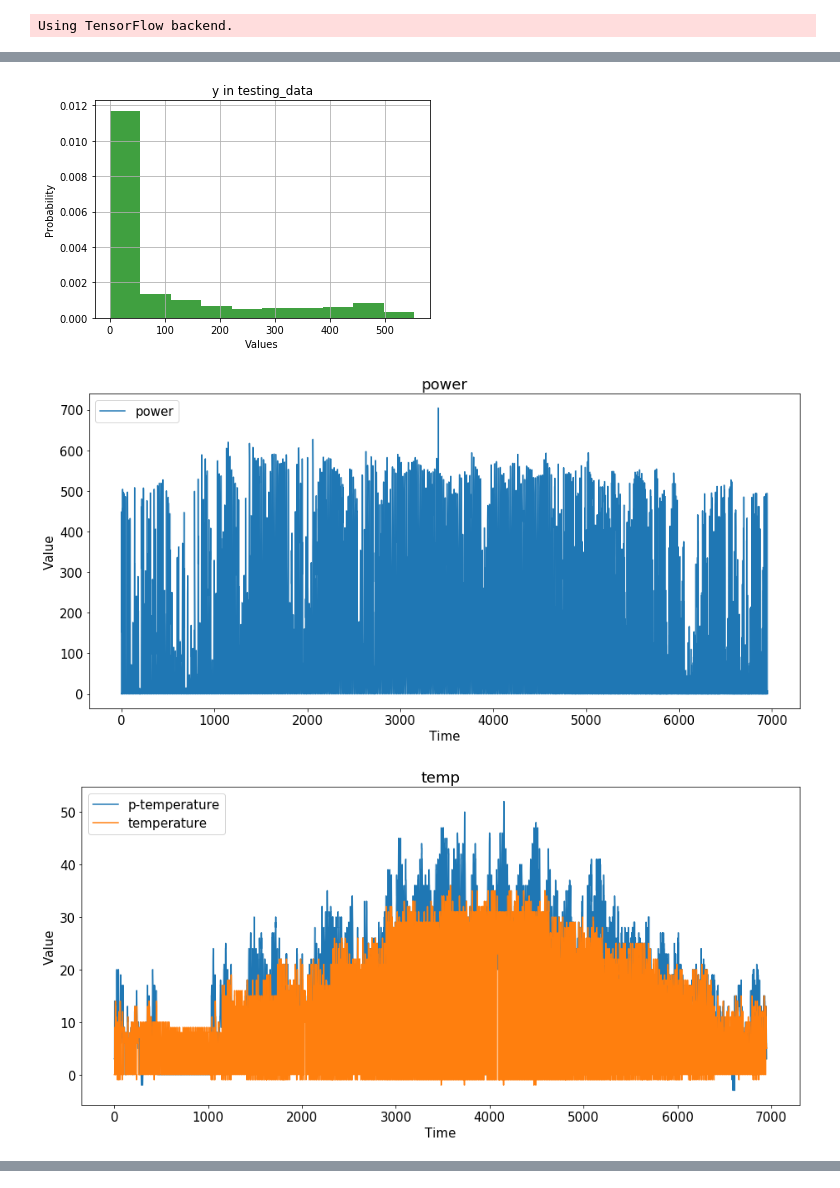
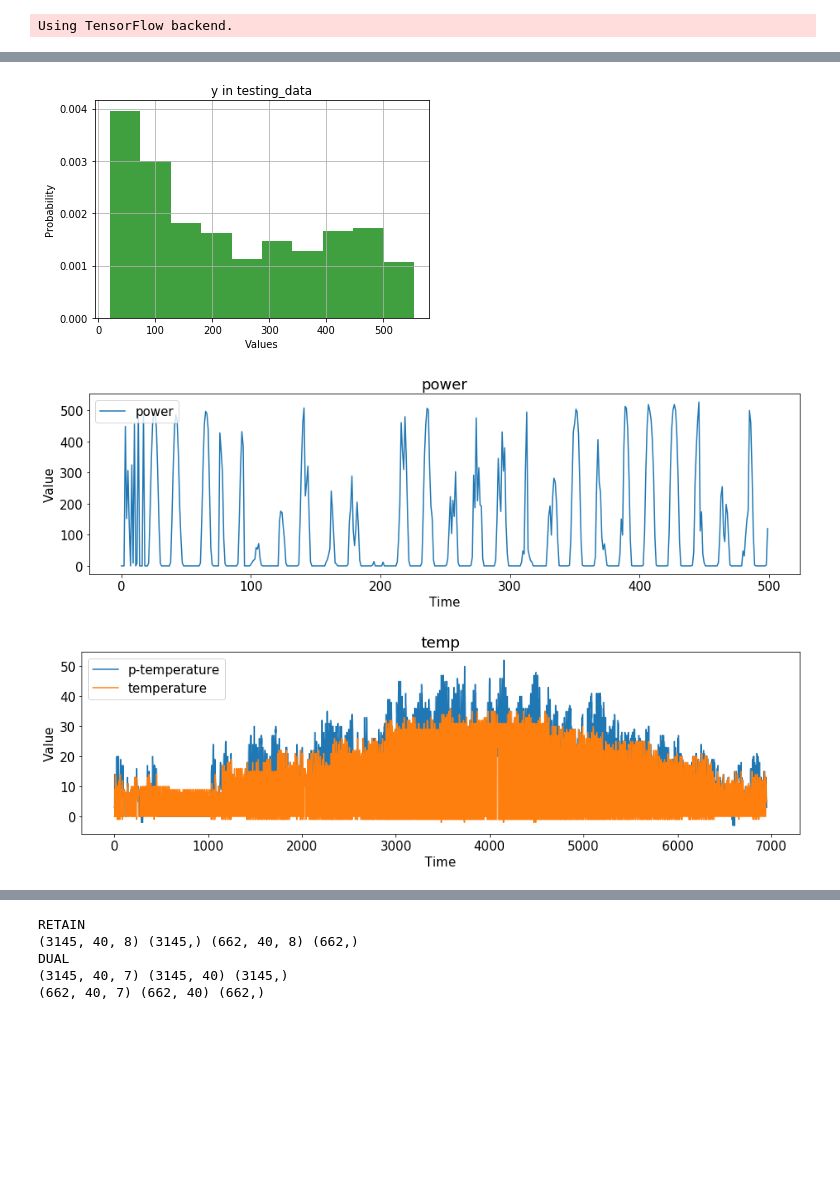
Before and after one commit to weilai0980/tsRNN, a Jupyter notebook: forecasting/data_prep.ipynb, the cells around one changed output, grey strips where cells are left out. Drawn from its saved outputs; the diff is of its cells as text; code cells hidden in the pictures; blank space fills up the shorter version.

```diff
--- a/forecasting/data_prep.ipynb
+++ b/forecasting/data_prep.ipynb
@@ -116,7 +102,7 @@ def y_distribution_plot( ylist, title_str ):
 def multivariate_ts_plot( dta_df, title_str ):
 
     matplotlib.rcParams.update({'font.size': 15})
-    figure_size = (15.4,7)
+    figure_size = (15.4,4)
     legend_font = 8.5
     fig = plt.figure()
     fig.set_size_inches( figure_size )
@@ -132,11 +118,6 @@ def multivariate_ts_plot( dta_df, title_str ):
     plt.xlabel('Time')
     # plt.legend( loc='upper left',fontsize=12 )
     plt.legend(loc='upper left')
-
-# file_list = ["../../dataset/dataset_ts/air_xtrain.dat", \
-#             "../../dataset/dataset_ts/air_xtest.dat",\
-#             "../../dataset/dataset_ts/air_ytrain.dat", \
-#             "../../dataset/dataset_ts/air_ytest.dat"]
 # %%
 # ---- common parameters ----
 para_uni_variate = False
@@ -146,11 +127,14 @@ para_is_stateful = False
 # %%
 # ---- DATA power plant ----
 
+para_win_size = 40
+
+
 file_name = ['plant-irradiance.csv', 'plant-temperature.csv', 'weather-cloudcover.csv', \
-             'weather-dewpoint.csv', 'weather-humidity.csv', 'weather-pressure.csv', 'weather-temperature.csv',\
-             'weather-windbearing.csv', 'weather-windspeed.csv']
+             'weather-dewpoint.csv', 'weather-humidity.csv', 'weather-pressure.csv', \
+             'weather-temperature.csv', 'weather-windbearing.csv', 'weather-windspeed.csv']
 
-# load training data data
+# load training data
 addr = "../../dataset/ts/power_plant/training/"
 
 idx = range(19)
@@ -159,22 +143,21 @@ cols = ['id', 'day'] + idx
 
 file_path = addr + 'plant-power.csv'
 dta_df = pd.read_csv( file_path, sep=',', names = cols, header = 0 )
-# print dta_df.iloc[0]
 
 tmp = np.asarray( dta_df[ dta_df['id']==1 ].drop(['id', 'day'], axis = 1) )
 stack_ts = np.expand_dims( tmp.flatten(), -1 )
 
-print np.shape(stack_ts)
+print "number of y values:", np.shape(stack_ts)
 
 for i in file_name:
 
     file_path = addr + i
     dta_df = pd.read_csv( file_path ,sep=',', names = cols, header = 0 )
 
-    print 'Shape of the dataset: ', dta_df.shape
-
     tmp_ts = np.asarray( dta_df[ dta_df['id']==1 ].drop(['id', 'day'], axis=1) )
     var_ts = np.expand_dims( tmp_ts.flatten(), -1 )
+
+    print 'Shape of the dataset: ', dta_df.shape, np.shape(var_ts)
 
     stack_ts = np.concatenate( (stack_ts, var_ts), axis=1 )
 
@@ -204,20 +187,45 @@ build_training_testing_data_4learning( dta_df, target_col, feature_cols, \
                                       para_uni_variate, para_train_test_split, para_win_size, \
                                       para_train_range, para_test_range, para_is_stateful )
 
-print 'Shape of training and testing dataset: ', np.shape(x_train), np.shape(y_train), \
+
+
+print 'Before filtering: shape of training and testing dataset: ', np.shape(x_train), np.shape(y_train), \
                                                  np.shape(x_test), np.shape(y_test)
-
 
 # Y transformation if necessary
 # y_train = log(y_train+1e-10)
 # y_test = log(y_test+1e-10)
+
+#and y_train[i]<=600
+#and y_test[i]<=600
+
+# filtering on y-value
+idx_set = []
+for i in range(len(y_train)):
+    if y_train[i]>=20 and y_train[i]<=600 :
+        idx_set.append(i)
+
+x_train = x_train[idx_set]
+y_train = y_train[idx_set]
+
+idx_set = []
+for i in range(len(y_test)):
+    if y_test[i]>=20 and y_test[i]<=600 :
+        idx_set.append(i)
+x_test = x_test[idx_set]
+y_test = y_test[idx_set]
+
+
+print 'After filtering: shape of training and testing dataset: ', np.shape(x_train), np.shape(y_train), \
+                                                 np.shape(x_test), np.shape(y_test)
+
 
 # visualization
 y_distribution_plot( y_train, 'y in training_data' )
 y_distribution_plot( y_test,  'y in testing_data' )
 
 
-multivariate_ts_plot( dta_df[['power']], 'power' )
+multivariate_ts_plot( dta_df[['power']].iloc[:500], 'power' )
 
 multivariate_ts_plot( dta_df[['p-temperature', 'temperature']], 'temp' )
 
@@ -252,3 +261,3 @@ Shape of training and testing dataset:  (5200, 200, 8) (5200,) (1354, 200, 8) (1
-[figure, old version]
+[figure, new version]
-[figure, old version]
+[figure, new version]
-[figure, old version]
+[figure, new version]
@@ -272,10 +281,20 @@ y_test.dump("../../dataset/dataset_ts/plant_ytest.dat")
 files = ["../../dataset/dataset_ts/plant_xtrain.dat", "../../dataset/dataset_ts/plant_xtest.dat",
          "../../dataset/dataset_ts/plant_ytrain.dat",  "../../dataset/dataset_ts/plant_ytest.dat"]
 
+print 'RETAIN'
 prepare_train_test_RETAIN(files, "../../dataset/dataset_ts/data_to_share/", "plant")
 
-prepare_train_test_DualRNN(dta_df, target_col, feature_cols, para_train_range, para_test_range, \
-                           "../../dataset/dataset_ts/data_to_share/", "plant",\
-                           para_win_size, para_is_stateful)
+
+print 'DUAL'
+
+prepare_train_test_DualRNN(x_train, y_train, x_test, y_test, \
+                           "../../dataset/dataset_ts/data_to_share/", "plant", \
+                           para_win_size, para_is_stateful, False)
+# %% [output]
+RETAIN
+(3145, 40, 8) (3145,) (662, 40, 8) (662,)
+DUAL
+(3145, 40, 7) (3145, 40) (3145,)
+(662, 40, 7) (662, 40) (662,)
 # %%
 # for statistical models
```
Also changed, not shown: parts of 19 cells of this notebook, 22 other files.
